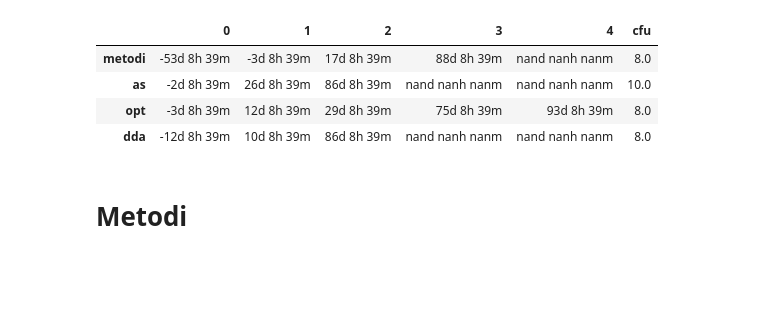
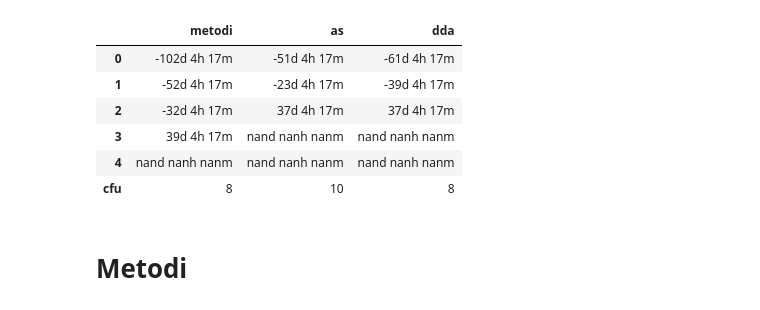
Before and after one commit to Nuelam9/Bayesian-inference-on-SCIR-epidemic-model, a Jupyter notebook: Caledario esami/esami.ipynb, the cells around one changed output. Cells and saved outputs as stored; diff of their text form; code cells hidden in the pictures; blank space fills up the shorter version.

```diff
--- a/Caledario esami/esami.ipynb
+++ b/Caledario esami/esami.ipynb
@@ -96,23 +82,30 @@ def days_hours_minutes(td):
 # %%
+def days_hours_minutes(td):
+    string = f'{td.days}d {td.seconds//3600}h {(td.seconds//60)%60}m'
+    return string
+
+
 df1 = df.copy()
 m = len(df1.columns)
 
 for i in range(m):
     for j, subject in enumerate(df1.index):
         delta = df.loc[subject, i] - pd.Timestamp.today()
         df1.iloc[j, i] = days_hours_minutes(delta)
 
 df1 = df1.replace('nand, nanh, nanm', 'nan')
 df1['cfu'] = df1.index.map(cfus)
 df1.loc['cp', 'cfu'] = '6/8'
+
+df1.loc[df1.index.isin(['metodi', 'as', 'dda'])].T
+# %% [output]
+|  | metodi | as | dda |
+| 0 | -102d 4h 17m | -51d 4h 17m | -61d 4h 17m |
+| 1 | -52d 4h 17m | -23d 4h 17m | -39d 4h 17m |
+| 2 | -32d 4h 17m | 37d 4h 17m | 37d 4h 17m |
+| 3 | 39d 4h 17m | nand nanh nanm | nand nanh nanm |
+| 4 | nand nanh nanm | nand nanh nanm | nand nanh nanm |
+| cfu | 8 | 10 | 8 |
-# %%
-df1.loc[df1.index.isin(['metodi', 'as', 'opt', 'dda'])]
-# %% [output]
-|  | 0 | 1 | 2 | 3 | 4 | cfu |
-| metodi | -53d 8h 39m | -3d 8h 39m | 17d 8h 39m | 88d 8h 39m | nand nanh nanm | 8.0 |
-| as | -2d 8h 39m | 26d 8h 39m | 86d 8h 39m | nand nanh nanm | nand nanh nanm | 10.0 |
-| opt | -3d 8h 39m | 12d 8h 39m | 29d 8h 39m | 75d 8h 39m | 93d 8h 39m | 8.0 |
-| dda | -12d 8h 39m | 10d 8h 39m | 86d 8h 39m | nand nanh nanm | nand nanh nanm | 8.0 |
 # %% [markdown]
 # Metodi
 # %%
```
Also changed, not shown: parts of 6 cells of this notebook.
